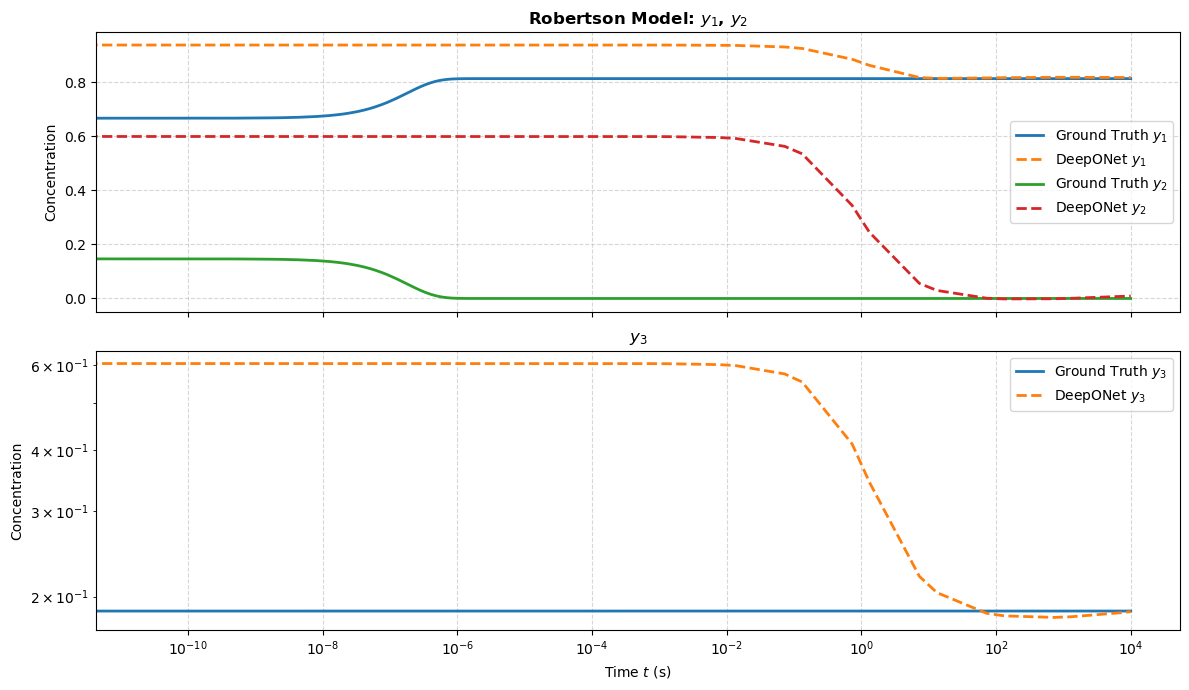
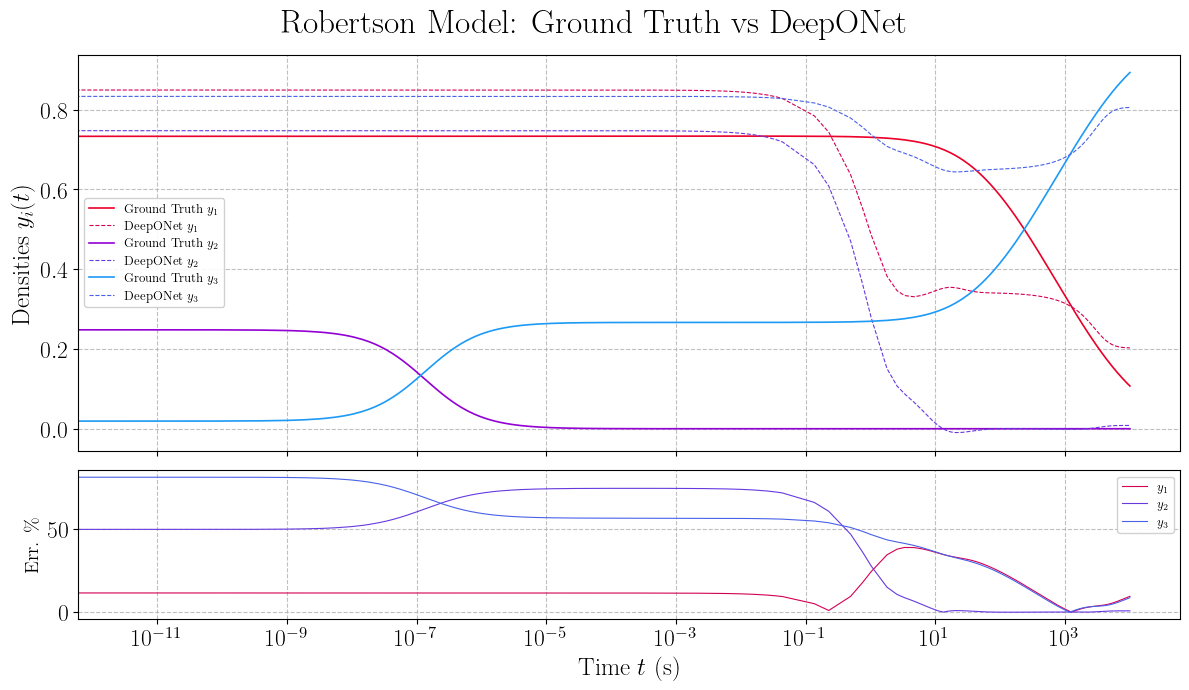
The change to this notebook cell's code, shown as a diff; its figure went from the first image to the second:
--- before
+++ after
@@ -1,28 +1,40 @@
-fig, (ax1, ax2) = plt.subplots(2, 1, figsize=(12, 7), sharex=True)
 
-# --- Top plot: y1, y2 ---
-for i in range(2):
-    ax1.plot(t, sol[i], lw=2, label=f"Ground Truth $y_{i+1}$")
-    ax1.plot(t, pred[:, i], lw=2, linestyle="--", label=f"DeepONet $y_{i+1}$")
+fig, axs = plt.subplots(2, 1, figsize=(12, 7),
+    sharex=True,
+    gridspec_kw={"height_ratios": [4, 1.5]})
 
-ax1.set_xscale('log')
-ax1.set_ylabel("Concentration")
-ax1.set_title("Robertson Model: $y_1$, $y_2$", fontweight="bold")
-ax1.legend()
-ax1.grid(True, linestyle="--", alpha=0.5)
+ax_main = axs[0]
+ax_res  = axs[1]
 
-# --- Bottom plot: y3 ---
-i = 2
-ax2.plot(t, sol[i], lw=2, label="Ground Truth $y_3$")
-ax2.plot(t, pred[:, i], lw=2, linestyle="--", label="DeepONet $y_3$")
+gt_colors   = [cmap(0.1), cmap(0.5), cmap(0.9)]
+pred_colors = [cmap(0.2), cmap(0.65), cmap(0.75)]
 
-ax2.set_xscale('log')
-ax2.set_yscale('log')
-ax2.set_xlabel("Time $t$ (s)")
-ax2.set_ylabel("Concentration")
-ax2.set_title("$y_3$")
-ax2.legend()
-ax2.grid(True, linestyle="--", alpha=0.5)
 
+# --- Main plot ---
+for i, (cgt, cpred) in enumerate(zip(gt_colors, pred_colors)):
+    ax_main.plot(t, sol[i],     lw=1.2, color=cgt,   label=rf"Ground Truth $y_{i+1}$")
+    ax_main.plot(t, pred[:, i], lw=0.8, color=cpred, label=rf"DeepONet $y_{i+1}$", linestyle="--")
+
+ax_main.set_xscale("log")
+ax_main.set_ylabel(rf"Densities $y_i(t)$", fontsize=18)
+ax_main.legend(fontsize=9, framealpha=0.9)
+ax_main.grid(linestyle="--", alpha=0.8)
+ax_main.tick_params(axis='both', labelsize=17) 
+
+
+# --- Residuals ---
+for i, color in enumerate([cmap(0.2), cmap(0.65), cmap(0.75)]):
+    residual  = np.abs(sol[i] - pred[:, i]) * 100
+    ax_res.plot(t, residual, lw=0.8, color=color, label=rf"$y_{i+1}$")
+
+ax_res.set_xscale("log")
+ax_res.set_xlabel("Time $t$ (s)", fontsize=18)
+ax_res.set_ylabel(r"Err. $\%$", fontsize=14)
+ax_res.legend(fontsize=9, framealpha=0.9)
+ax_res.grid(linestyle="--", alpha=0.8)
+ax_res.tick_params(axis='both', labelsize=17) 
+
+fig.suptitle("Robertson Model: Ground Truth vs DeepONet", fontsize=24)
+plt.savefig("accuracy_bad_robertson.png", dpi=200, bbox_inches="tight")
 plt.tight_layout()
 plt.show()

Commit: PINNS implementation and clean up of weights